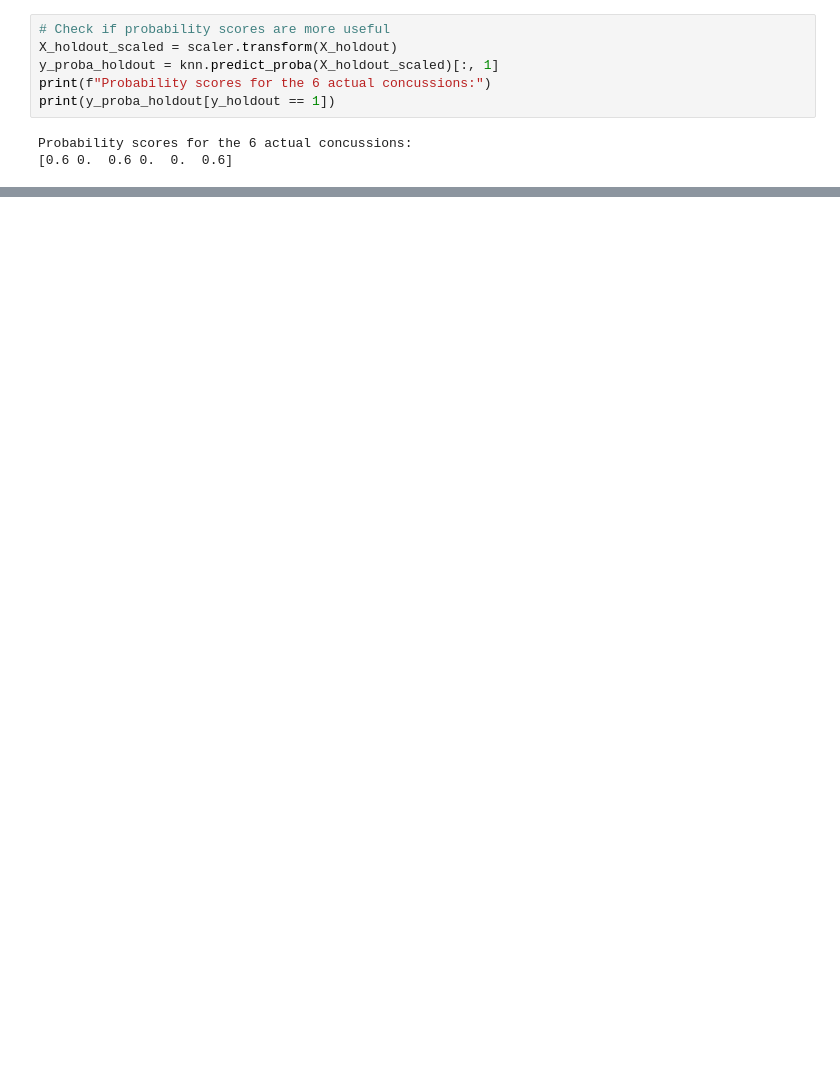
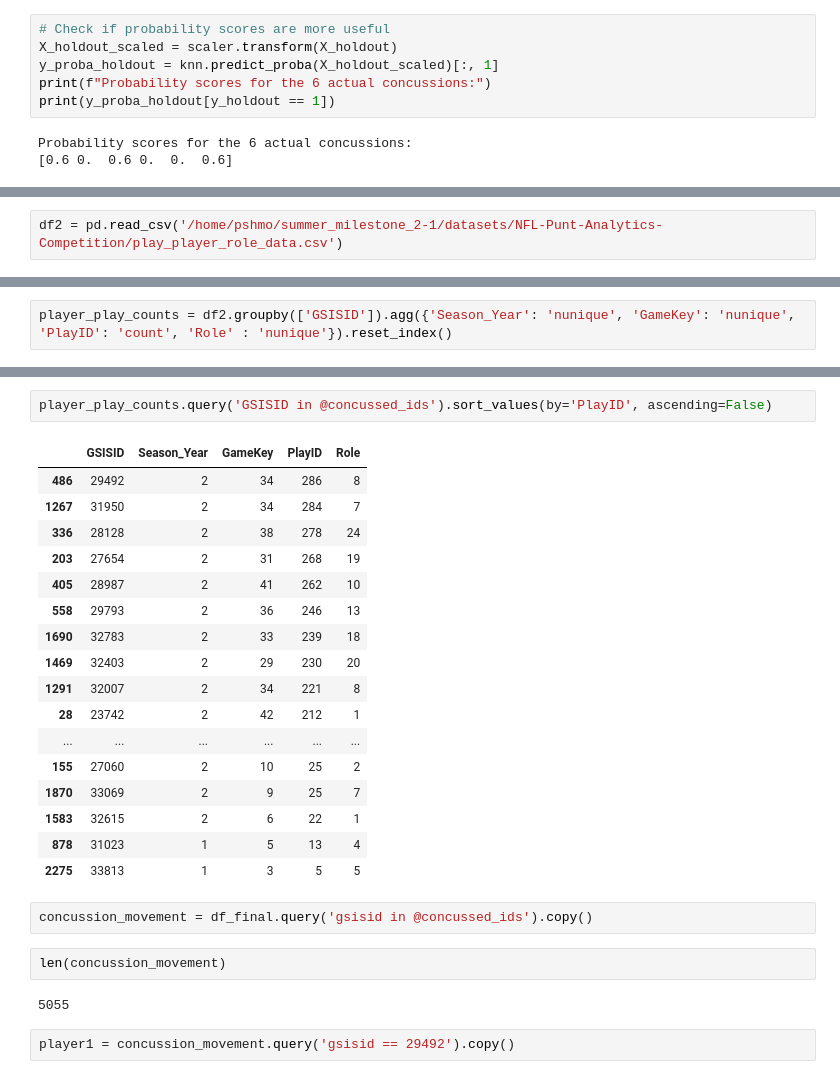
Before and after one commit to shmorhunmsds/summer_milestone_2, a Jupyter notebook: puntv6.ipynb, the cells around one changed output, grey strips where cells are left out. Cells and saved outputs as stored; diff of their text form; blank space fills up the shorter version.

```diff
--- a/puntv6.ipynb
+++ b/puntv6.ipynb
@@ -385,0 +386,2 @@ Threshold | Precision | Recall | False Positives | True Positives
+# %%
+df2 = pd.read_csv('/home/pshmo/summer_milestone_2-1/datasets/NFL-Punt-Analytics-Competition/play_player_role_data.csv')
@@ -385,0 +422,2 @@ Threshold | Precision | Recall | False Positives | True Positives
+# %%
+player_play_counts = df2.groupby(['GSISID']).agg({'Season_Year': 'nunique', 'GameKey': 'nunique', 'PlayID': 'count', 'Role' : 'nunique'}).reset_index()
@@ -385,0 +459,28 @@ Threshold | Precision | Recall | False Positives | True Positives
+# %%
+player_play_counts.query('GSISID in @concussed_ids').sort_values(by='PlayID', ascending=False)
+# %% [output]
+|  | GSISID | Season_Year | GameKey | PlayID | Role |
+| 486 | 29492 | 2 | 34 | 286 | 8 |
+| 1267 | 31950 | 2 | 34 | 284 | 7 |
+| 336 | 28128 | 2 | 38 | 278 | 24 |
+| 203 | 27654 | 2 | 31 | 268 | 19 |
+| 405 | 28987 | 2 | 41 | 262 | 10 |
+| 558 | 29793 | 2 | 36 | 246 | 13 |
+| 1690 | 32783 | 2 | 33 | 239 | 18 |
+| 1469 | 32403 | 2 | 29 | 230 | 20 |
+| 1291 | 32007 | 2 | 34 | 221 | 8 |
+| 28 | 23742 | 2 | 42 | 212 | 1 |
+| ... | ... | ... | ... | ... | ... |
+| 155 | 27060 | 2 | 10 | 25 | 2 |
+| 1870 | 33069 | 2 | 9 | 25 | 7 |
+| 1583 | 32615 | 2 | 6 | 22 | 1 |
+| 878 | 31023 | 1 | 5 | 13 | 4 |
+| 2275 | 33813 | 1 | 3 | 5 | 5 |
+# %%
+concussion_movement = df_final.query('gsisid in @concussed_ids').copy()
+# %%
+len(concussion_movement)
+# %% [output]
+5055
+# %%
+player1 = concussion_movement.query('gsisid == 29492').copy()
```
Also changed, not shown: parts of 28 cells of this notebook.
